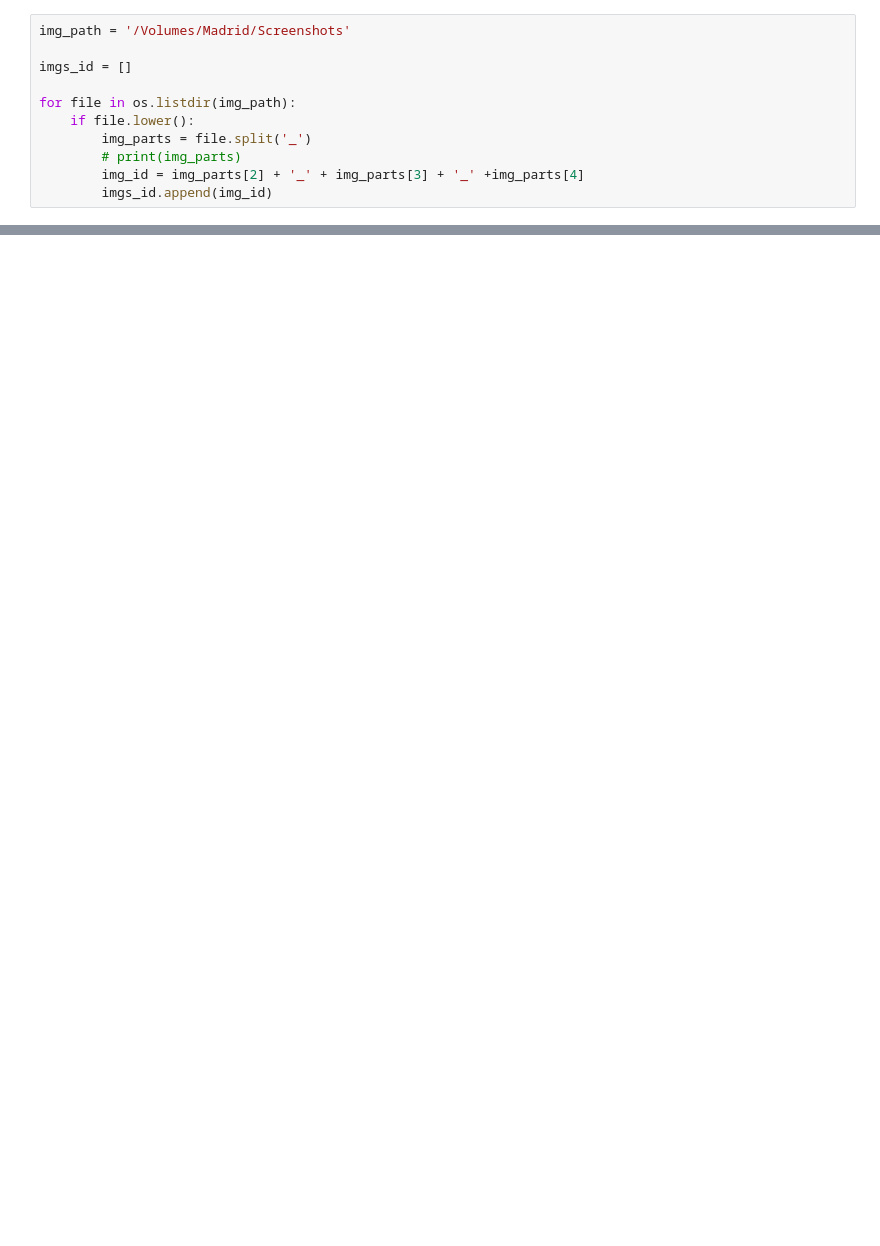
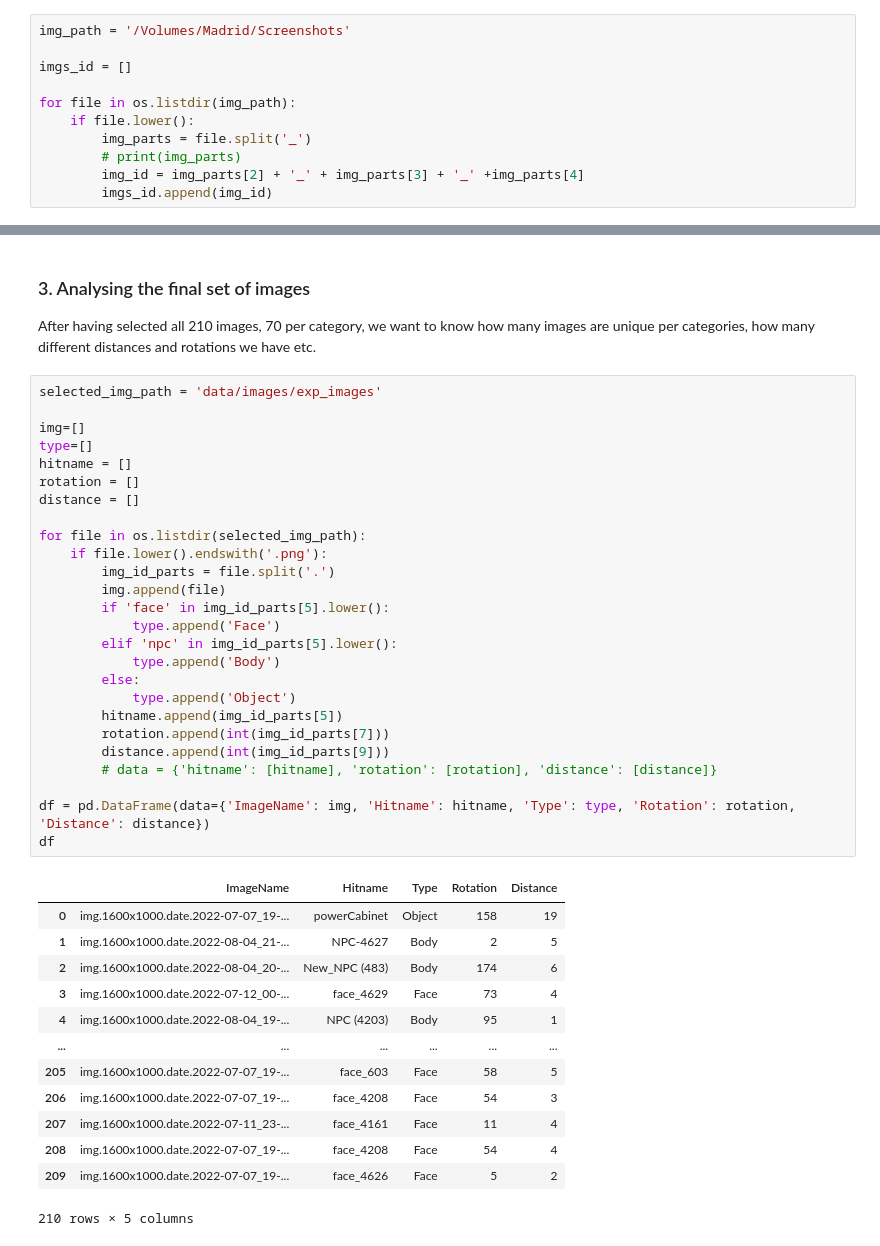
Before and after one commit to JohnMadrid/screenshots_processing, a Jupyter notebook: images_processing.ipynb, the cells around one changed output, grey strips where cells are left out. Cells and saved outputs as stored; diff of their text form; blank space fills up the shorter version.

```diff
--- a/images_processing.ipynb
+++ b/images_processing.ipynb
@@ -148,3 +154,46 @@ Working on /Volumes/Madrid/Screenshots/screenshots_new_gazes_correTS_1dea5bd2-80
 Working on /Volumes/Madrid/Screenshots/screenshots_new_BodyGazes_correTS_02715e7a-5a68-471b-9e63-f056c5f0df81 ...
 Working on /Volumes/Madrid/Screenshots/screenshots_new_gazes_correTS_98ea619d-e75e-49b1-986d-07c3bf90ff6c ...
 Copying FACE img.1600x1000.date.2022-07-12_00-23-26.hitname.face_410.rotation.14.distance.2.frame.55606.png...
+# %% [markdown]
+### 3. Analysing the final set of images
+After having  selected all 210 images, 70  per category, we want to know how many images are unique per categories, how many different distances and rotations we have etc.
+# %%
+selected_img_path = 'data/images/exp_images'
+
+img=[]
+type=[]
+hitname = []
+rotation = []
+distance = []
+
+for file in os.listdir(selected_img_path):
+    if file.lower().endswith('.png'):
+        img_id_parts = file.split('.')
+        img.append(file)
+        if 'face' in img_id_parts[5].lower():
+            type.append('Face')
+        elif 'npc' in img_id_parts[5].lower():
+            type.append('Body')
+        else:
+            type.append('Object')
+        hitname.append(img_id_parts[5])
+        rotation.append(int(img_id_parts[7]))
+        distance.append(int(img_id_parts[9]))
+        # data = {'hitname': [hitname], 'rotation': [rotation], 'distance': [distance]}
+
+df = pd.DataFrame(data={'ImageName': img, 'Hitname': hitname, 'Type': type, 'Rotation': rotation, 'Distance': distance})
+df
+# %% [output]
+|  | ImageName | Hitname | Type | Rotation | Distance |
+| 0 | img.1600x1000.date.2022-07-07_19-... | powerCabinet | Object | 158 | 19 |
+| 1 | img.1600x1000.date.2022-08-04_21-... | NPC-4627 | Body | 2 | 5 |
+| 2 | img.1600x1000.date.2022-08-04_20-... | New_NPC (483) | Body | 174 | 6 |
+| 3 | img.1600x1000.date.2022-07-12_00-... | face_4629 | Face | 73 | 4 |
+| 4 | img.1600x1000.date.2022-08-04_19-... | NPC (4203) | Body | 95 | 1 |
+| ... | ... | ... | ... | ... | ... |
+| 205 | img.1600x1000.date.2022-07-07_19-... | face_603 | Face | 58 | 5 |
+| 206 | img.1600x1000.date.2022-07-07_19-... | face_4208 | Face | 54 | 3 |
+| 207 | img.1600x1000.date.2022-07-11_23-... | face_4161 | Face | 11 | 4 |
+| 208 | img.1600x1000.date.2022-07-07_19-... | face_4208 | Face | 54 | 4 |
+| 209 | img.1600x1000.date.2022-07-07_19-... | face_4626 | Face | 5 | 2 |
+210 rows × 5 columns
```
Also changed, not shown: parts of 8 cells of this notebook, 10 other files.
